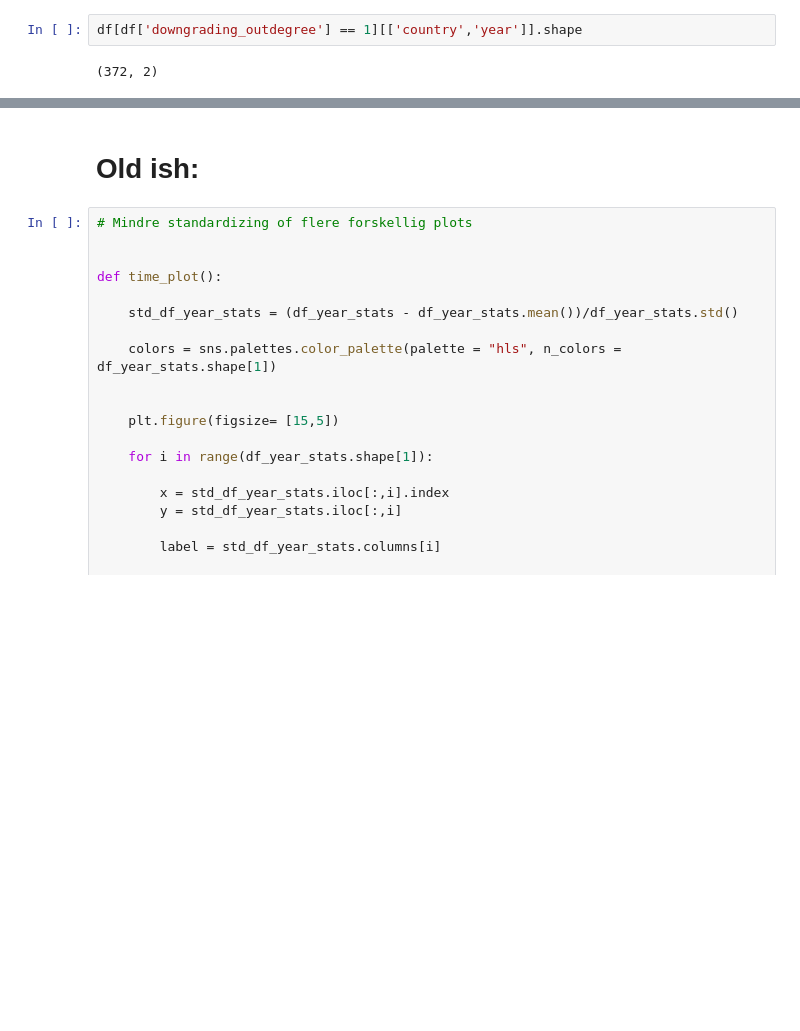
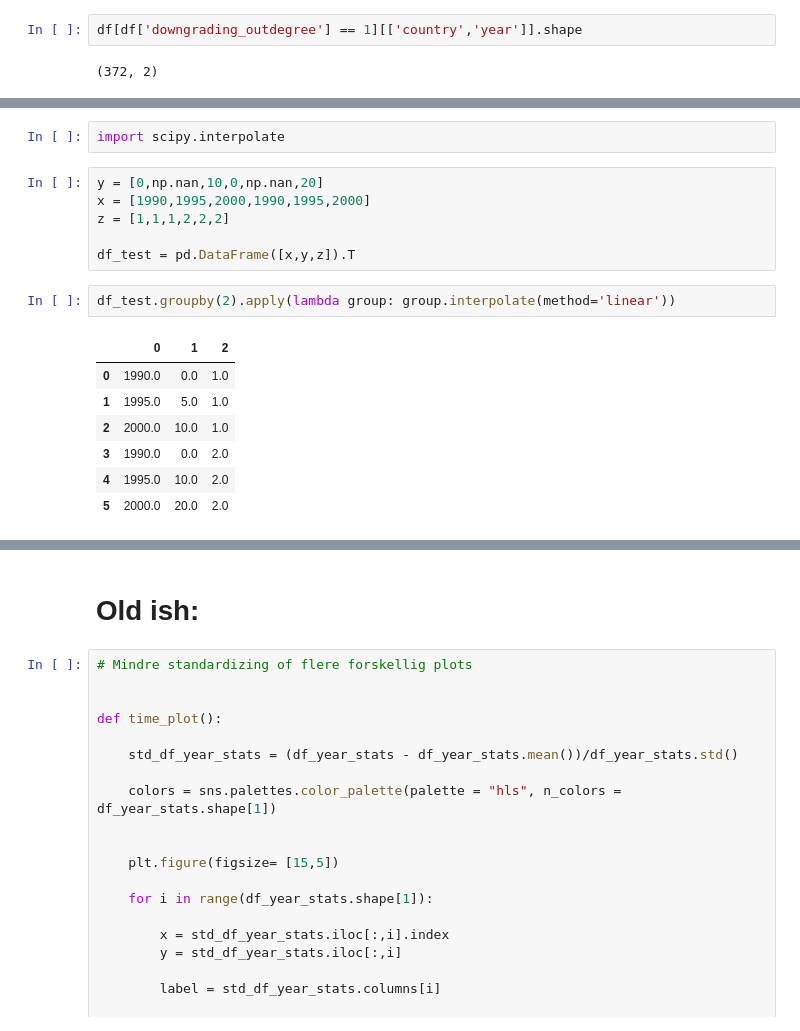
Before and after one commit to Polichinel/SNA, a Jupyter notebook: main_py.ipynb, the cells around one changed output, grey strips where cells are left out. Drawn from its saved outputs; the diff is of its cells as text; blank space fills up the shorter version.

```diff
--- a/main_py.ipynb
+++ b/main_py.ipynb
@@ -501,0 +520,18 @@ plt.show()
+# %%
+import scipy.interpolate
+# %%
+y = [0,np.nan,10,0,np.nan,20]
+x = [1990,1995,2000,1990,1995,2000]
+z = [1,1,1,2,2,2]
+
+df_test = pd.DataFrame([x,y,z]).T
+# %%
+df_test.groupby(2).apply(lambda group: group.interpolate(method='linear'))
+# %% [output]
+|  | 0 | 1 | 2 |
+| 0 | 1990.0 | 0.0 | 1.0 |
+| 1 | 1995.0 | 5.0 | 1.0 |
+| 2 | 2000.0 | 10.0 | 1.0 |
+| 3 | 1990.0 | 0.0 | 2.0 |
+| 4 | 1995.0 | 10.0 | 2.0 |
+| 5 | 2000.0 | 20.0 | 2.0 |
```
Also changed, not shown: parts of 23 cells of this notebook.
